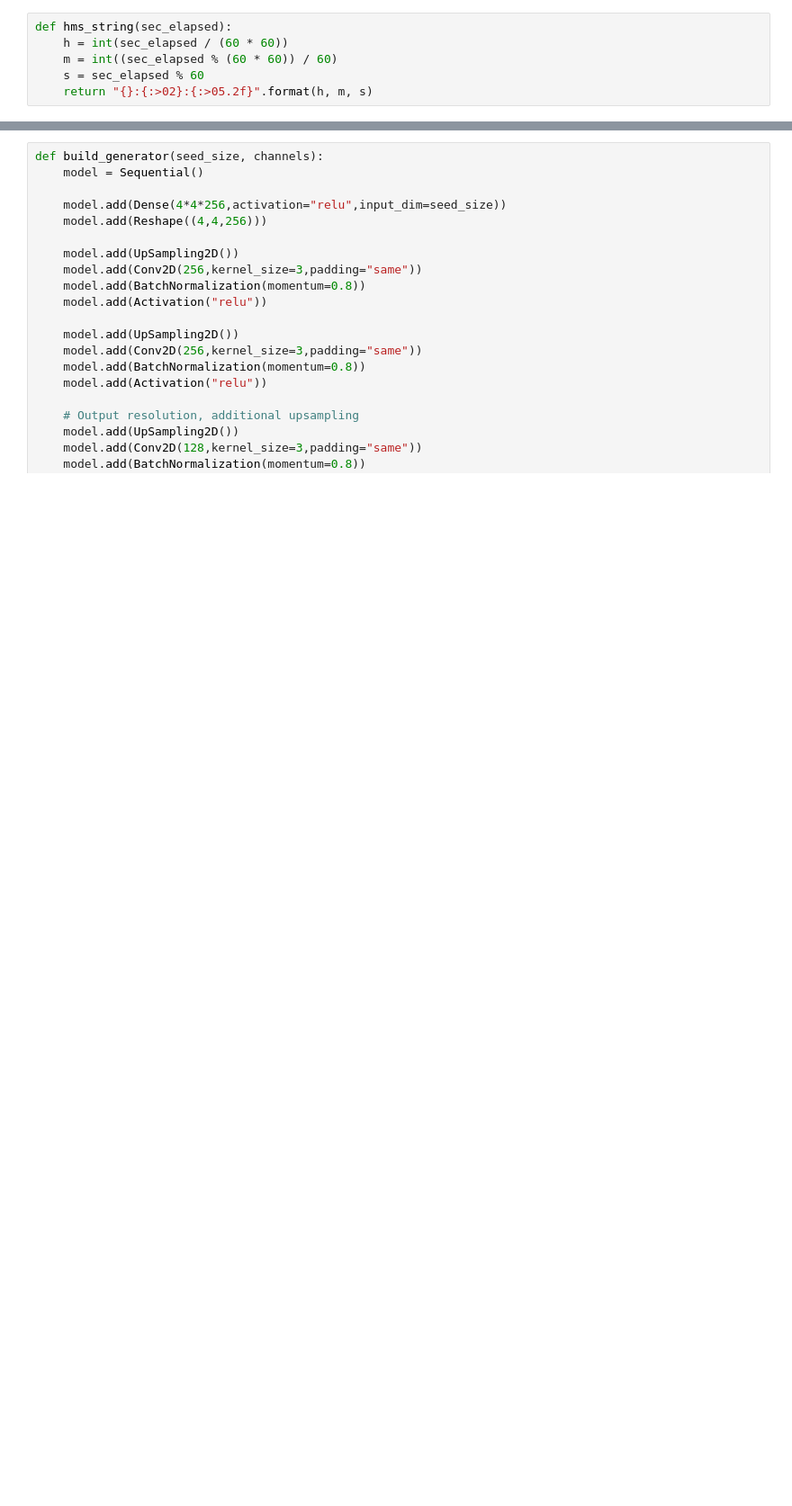
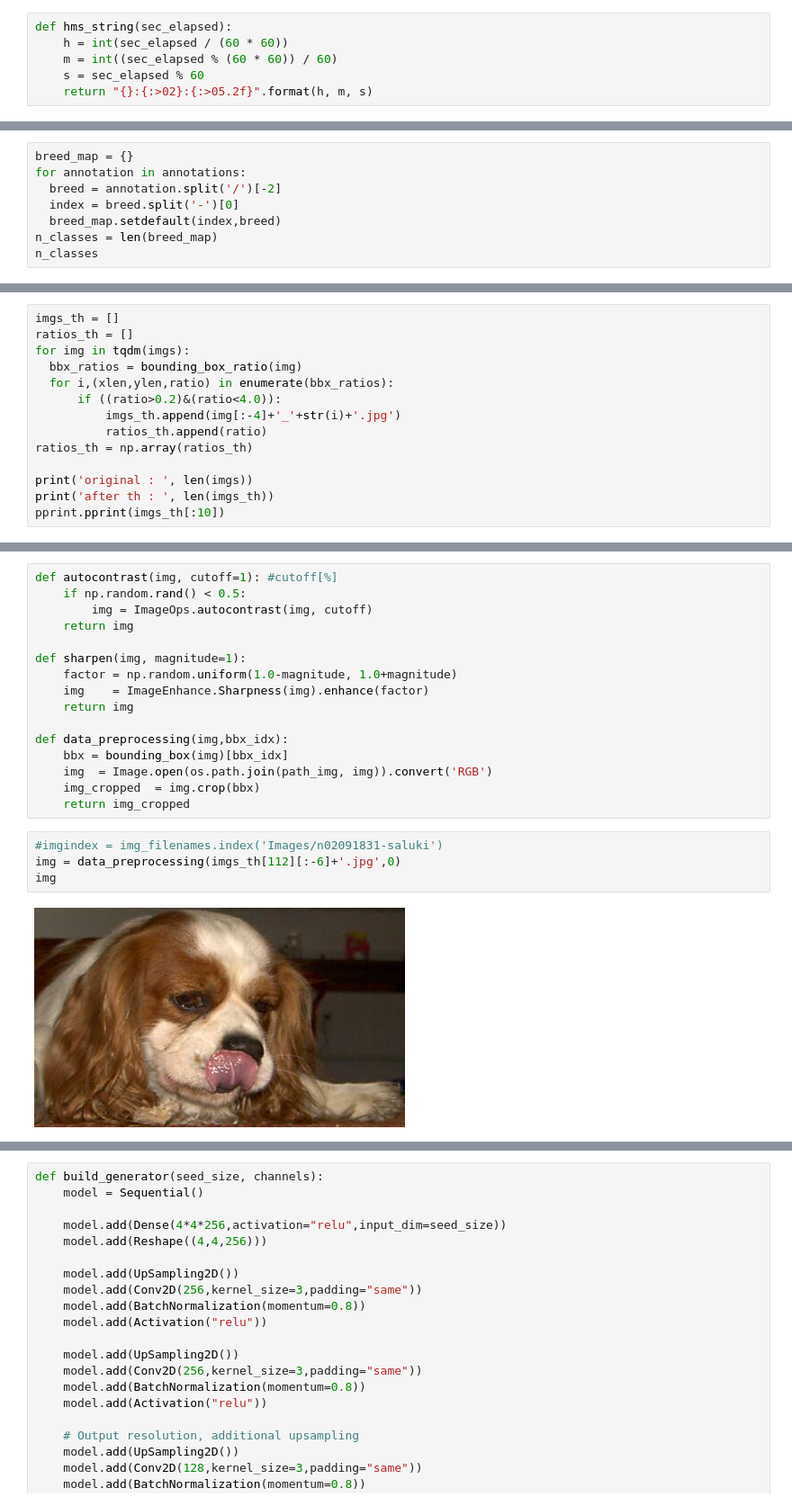
Before and after one commit to xinxin001/ArtisticAnimals, a Jupyter notebook: Gan_train.ipynb, the cells around one changed output, grey strips where cells are left out. Shown at 90% size. Saved outputs shown, nothing was run; the diff lists cells and outputs as text; blank space fills up the shorter version.

```diff
--- a/Gan_train.ipynb
+++ b/Gan_train.ipynb
@@ -421,0 +134,8 @@ Image preprocess time: 0:01:06.19
+# %%
+breed_map = {}
+for annotation in annotations:
+  breed = annotation.split('/')[-2]
+  index = breed.split('-')[0]
+  breed_map.setdefault(index,breed)
+n_classes = len(breed_map)
+n_classes
@@ -421,0 +198,14 @@ Image preprocess time: 0:01:06.19
+# %%
+imgs_th = []
+ratios_th = []
+for img in tqdm(imgs):
+  bbx_ratios = bounding_box_ratio(img)
+  for i,(xlen,ylen,ratio) in enumerate(bbx_ratios):
+      if ((ratio>0.2)&(ratio<4.0)):
+          imgs_th.append(img[:-4]+'_'+str(i)+'.jpg')
+          ratios_th.append(ratio)
+ratios_th = np.array(ratios_th)
+
+print('original : ', len(imgs))
+print('after th : ', len(imgs_th))
+pprint.pprint(imgs_th[:10])
@@ -421,0 +325,22 @@ Image preprocess time: 0:01:06.19
+# %%
+def autocontrast(img, cutoff=1): #cutoff[%]
+    if np.random.rand() < 0.5:
+        img = ImageOps.autocontrast(img, cutoff)
+    return img
+
+def sharpen(img, magnitude=1):
+    factor = np.random.uniform(1.0-magnitude, 1.0+magnitude)
+    img    = ImageEnhance.Sharpness(img).enhance(factor)
+    return img
+
+def data_preprocessing(img,bbx_idx):
+    bbx = bounding_box(img)[bbx_idx]
+    img  = Image.open(os.path.join(path_img, img)).convert('RGB')
+    img_cropped  = img.crop(bbx)
+    return img_cropped
+# %%
+#imgindex = img_filenames.index('Images/n02091831-saluki')
+img = data_preprocessing(imgs_th[112][:-6]+'.jpg',0)
+img
+# %% [output]
+[figure, added]
```
Also changed, not shown: parts of 43 cells of this notebook.
